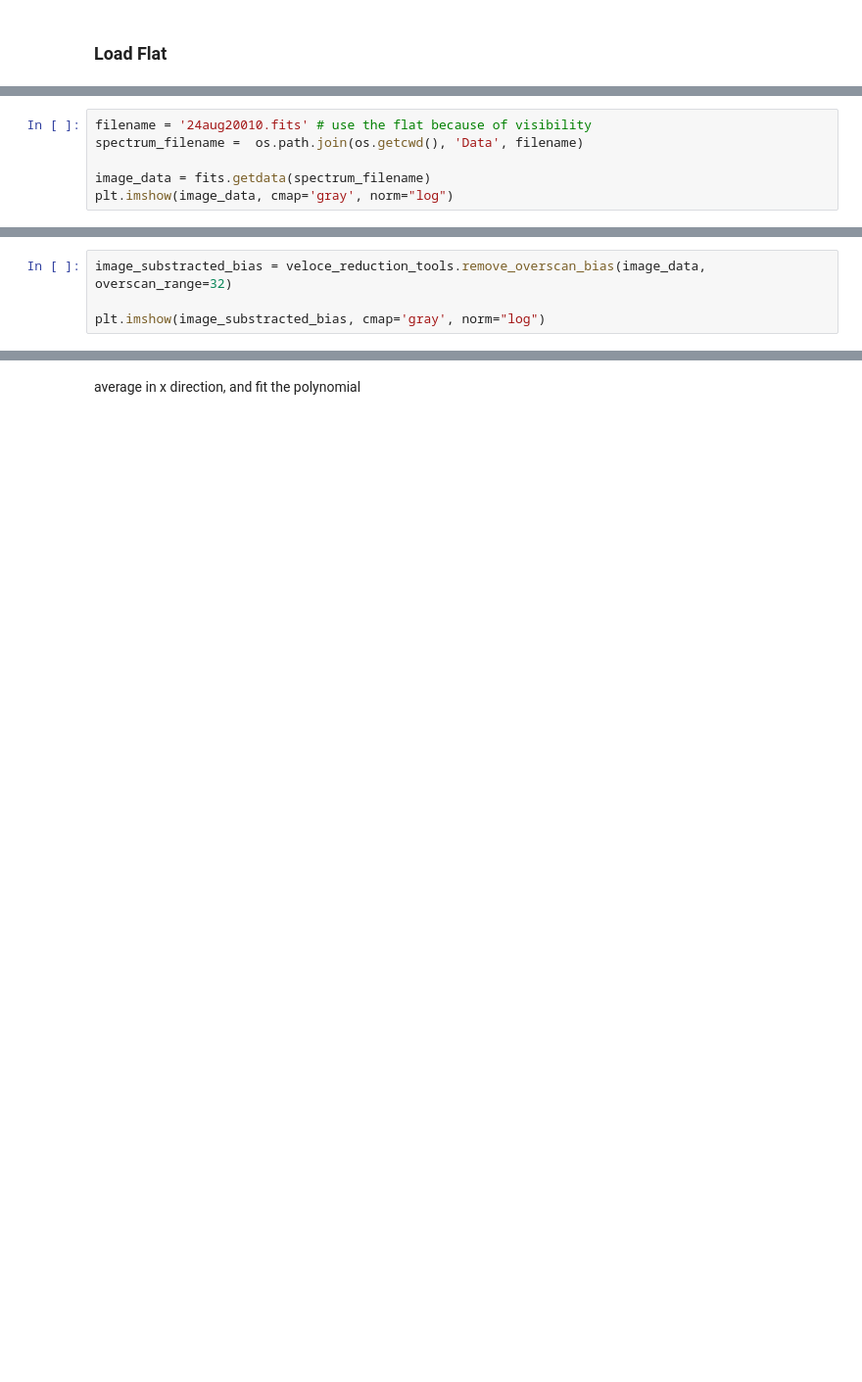
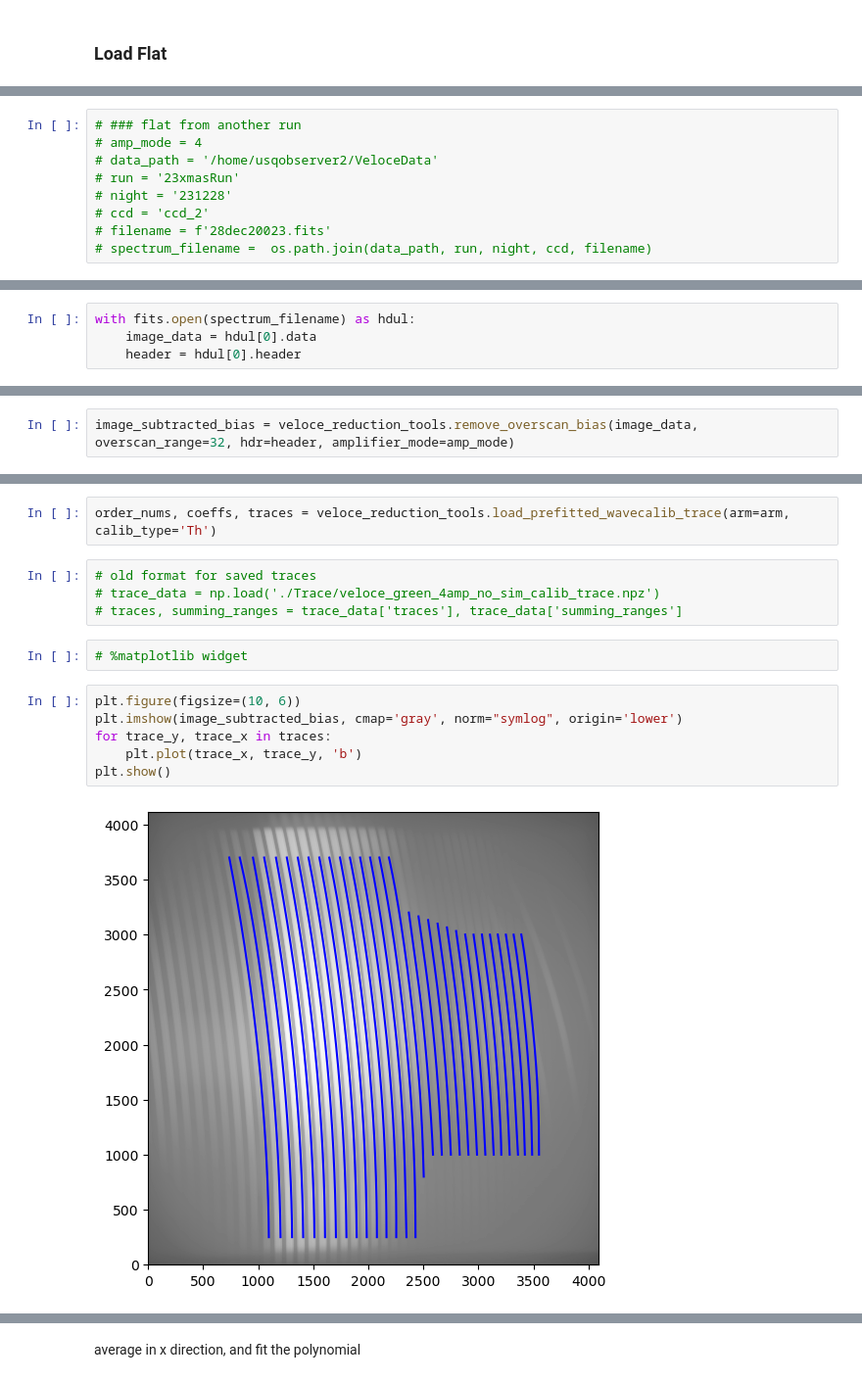
Before and after one commit to joakru-astro/veloce_reduction, a Jupyter notebook: veloce_trace.ipynb, the cells around one changed output, grey strips where cells are left out. Shown at 98% size. Saved outputs shown, nothing was run; the diff lists cells and outputs as text; blank space fills up the shorter version.

```diff
--- a/veloce_trace.ipynb
+++ b/veloce_trace.ipynb
@@ -44,6 +81,9 @@ import veloce_reduction_tools
 # %%
-filename = '24aug20010.fits' # use the flat because of visibility
-spectrum_filename =  os.path.join(os.getcwd(), 'Data', filename)
-
-image_data = fits.getdata(spectrum_filename)
-plt.imshow(image_data, cmap='gray', norm="log")
+# ### flat from another run
+# amp_mode = 4
+# data_path = '/home/usqobserver2/VeloceData'
+# run = '23xmasRun'
+# night = '231228'
+# ccd = 'ccd_2'
+# filename = f'28dec20023.fits'
+# spectrum_filename =  os.path.join(data_path, run, night, ccd, filename)
@@ -63,0 +106,4 @@ plt.imshow(image_data, cmap='gray', norm="log")
+# %%
+with fits.open(spectrum_filename) as hdul:
+    image_data = hdul[0].data
+    header = hdul[0].header
@@ -66,5 +121,3 @@ plt.imshow(image_data, cmap='gray', norm="log")
 # %%
-image_substracted_bias = veloce_reduction_tools.remove_overscan_bias(image_data, overscan_range=32)
-
-plt.imshow(image_substracted_bias, cmap='gray', norm="log")
+image_subtracted_bias = veloce_reduction_tools.remove_overscan_bias(image_data, overscan_range=32, hdr=header, amplifier_mode=amp_mode)
 # %% [output]
@@ -72,0 +141,16 @@ plt.imshow(image_substracted_bias, cmap='gray', norm="log")
+# %%
+order_nums, coeffs, traces = veloce_reduction_tools.load_prefitted_wavecalib_trace(arm=arm, calib_type='Th')
+# %%
+# old format for saved traces
+# trace_data = np.load('./Trace/veloce_green_4amp_no_sim_calib_trace.npz')
+# traces, summing_ranges = trace_data['traces'], trace_data['summing_ranges']
+# %%
+# %matplotlib widget
+# %%
+plt.figure(figsize=(10, 6))
+plt.imshow(image_subtracted_bias, cmap='gray', norm="symlog", origin='lower')
+for trace_y, trace_x in traces:
+    plt.plot(trace_x, trace_y, 'b')
+plt.show()
+# %% [output]
+[figure, added]
```
Also changed, not shown: parts of 100 cells of this notebook.
